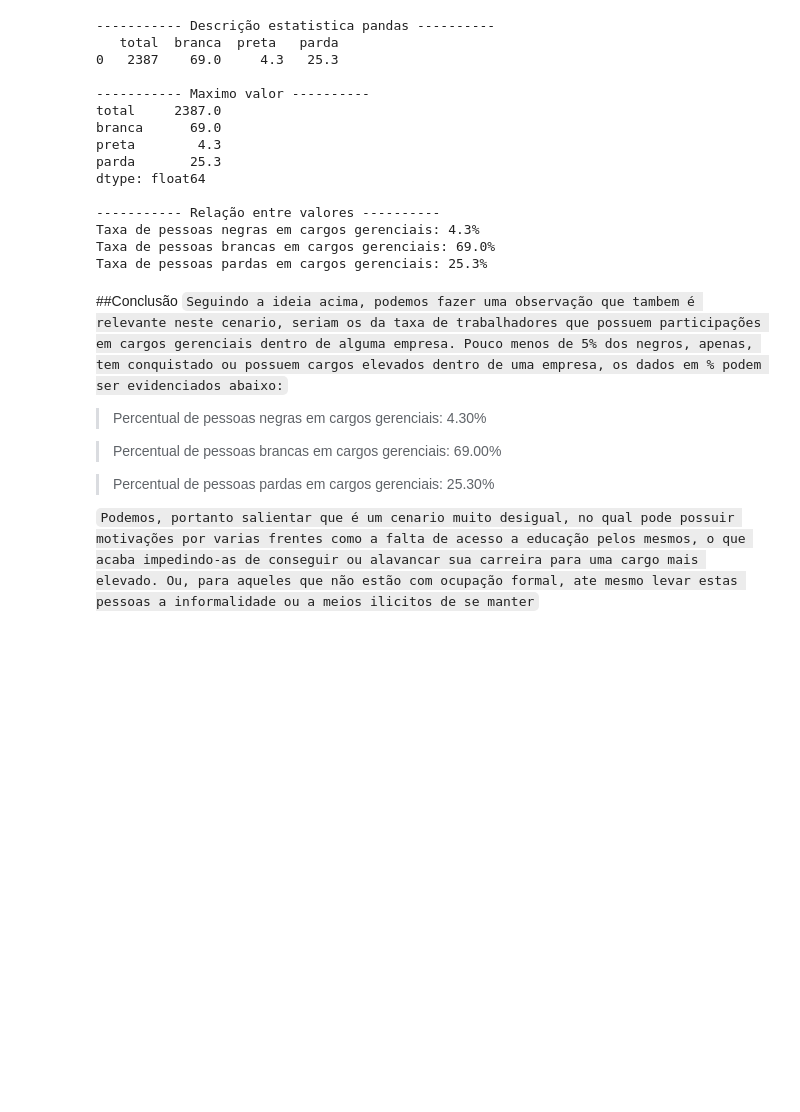
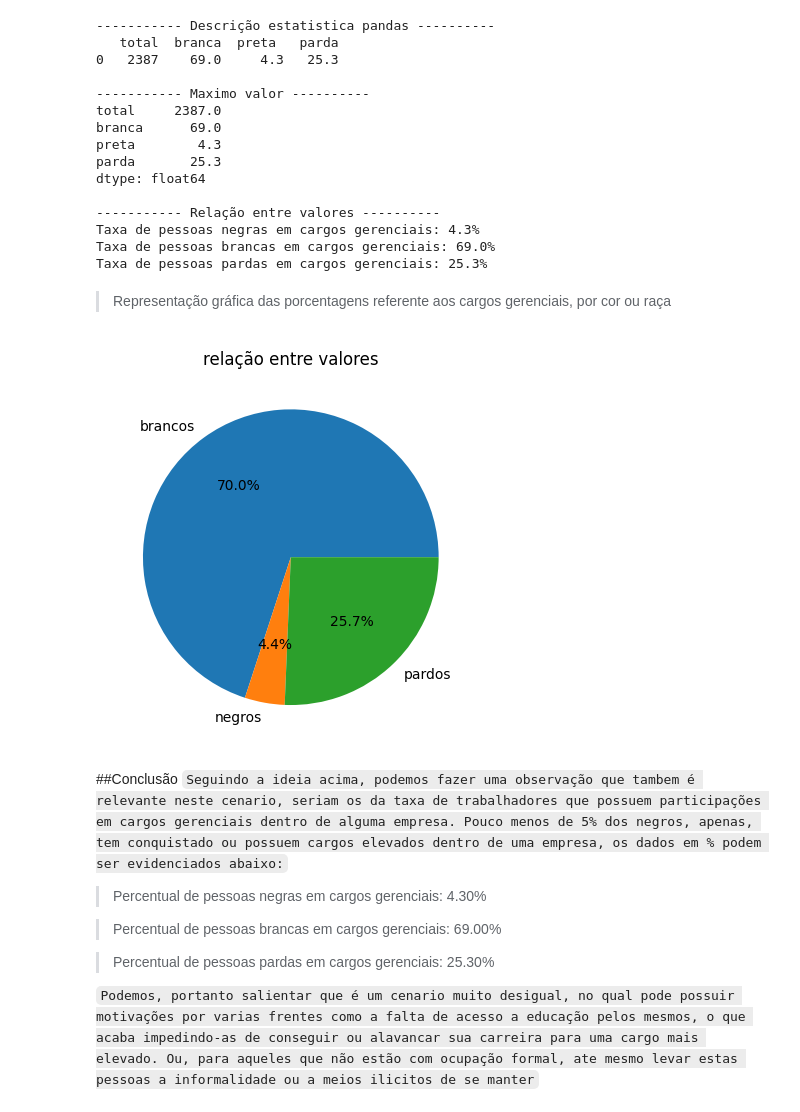
Before and after one commit to rootProject1/Main-Project, a Jupyter notebook: Dificuldade_de_acesso_a__educação_e_mercado_de_trabalho_pelos_negros_no_brasil_em_2021.ipynb, the cells around one changed output. Cells and saved outputs as stored; diff of their text form; code cells hidden in the pictures; blank space fills up the shorter version.

```diff
--- a/Dificuldade_de_acesso_a__educação_e_mercado_de_trabalho_pelos_negros_no_brasil_em_2021.ipynb
+++ b/Dificuldade_de_acesso_a__educação_e_mercado_de_trabalho_pelos_negros_no_brasil_em_2021.ipynb
@@ -291,3 +319,15 @@ Taxa de pessoas pardas em cargos gerenciais: 25.3%
+# %% [markdown]
+> Representação gráfica das porcentagens referente aos cargos gerenciais,
+por cor ou raça
+# %%
+r_carg_gerenciais = ["negras", "brancas", "pardos"]
+porcent = [69.0,4.3,25.3]
+
+plt.pie(porcent, labels=racas, autopct='%1.1f%%')
+plt.title('relação entre valores')
+plt.show()
+# %% [output]
+[figure, added]
 # %% [markdown]
 ##Conclusão
 `Seguindo a ideia acima, podemos fazer uma observação que tambem é relevante neste cenario, seriam os da taxa de trabalhadores que possuem participações em cargos gerenciais dentro de alguma empresa. Pouco menos de 5% dos negros, apenas, tem conquistado ou possuem cargos elevados dentro de uma empresa, os dados em % podem ser evidenciados abaixo:`
```
Also changed, not shown: parts of 10 cells of this notebook, 1 other file.
